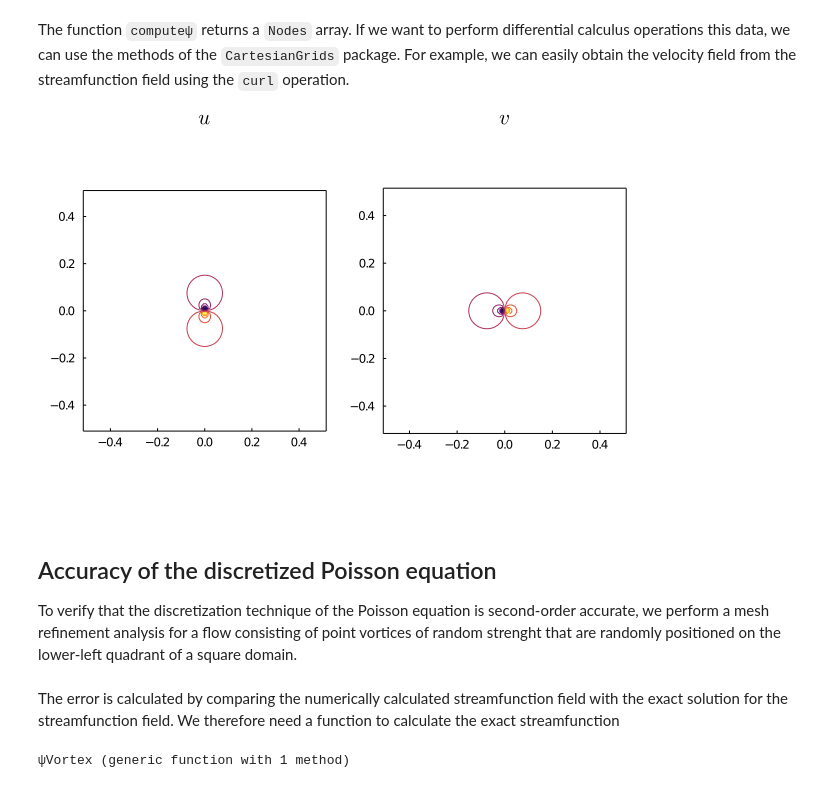
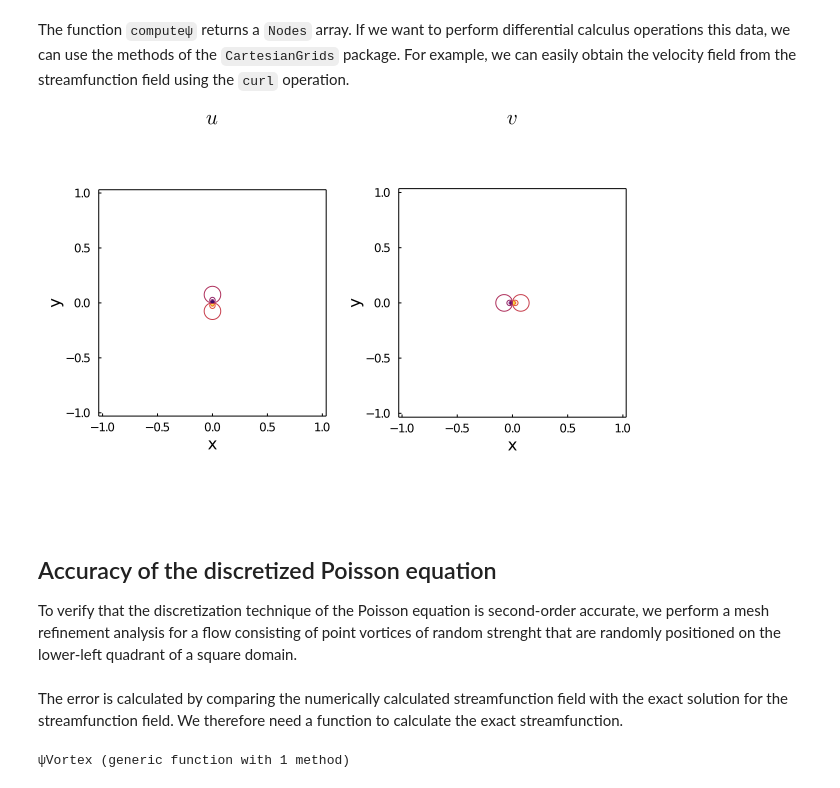
Before and after one commit to JuliaIBPM/GridPotentialFlow.jl, a Jupyter notebook: examples/1.-Basic-potential-flow-problem.ipynb, the cells around one changed output. Saved outputs shown, nothing was run; the diff lists cells and outputs as text; code cells hidden in the pictures.

```diff
--- a/examples/1.-Basic-potential-flow-problem.ipynb
+++ b/examples/1.-Basic-potential-flow-problem.ipynb
@@ -18,7 +18,7 @@ The first step in creating *any* `GridPotentialFlow` model is to create a `Physi
 # %%
 using GridPotentialFlow
 Δx = 0.01
-Lx = 1.0
+Lx = 2.0
 xlim = (-Lx/2,Lx/2)
 ylim = (-Lx/2,Lx/2)
 g = PhysicalGrid(xlim,ylim,Δx);
@@ -42,14 +42,14 @@ plot(s,g)
 The function `computeψ` returns a `Nodes` array. If we want to perform differential calculus operations this data, we can use the methods of the  `CartesianGrids` package. For example, we can easily obtain the velocity field from the streamfunction field using the `curl` operation.
 # %%
 q = curl(s);
-plot(q,g)
+plot(q,g,xlabel="x",ylabel="y")
 # %% [output]
-[figure, old version]
+[figure, new version]
 # %% [markdown]
 ## Accuracy of the discretized Poisson equation
 To verify that the discretization technique of the Poisson equation is second-order accurate, we perform a mesh refinement analysis for a flow consisting of point vortices of random strenght that are randomly positioned on the lower-left quadrant of a square domain.
 # %% [markdown]
-The error is calculated by comparing the numerically calculated streamfunction field with the exact solution for the streamfunction field. We therefore need a function to calculate the exact streamfunction
+The error is calculated by comparing the numerically calculated streamfunction field with the exact solution for the streamfunction field. We therefore need a function to calculate the exact streamfunction.
 # %%
 function ψVortex!(ψ::Nodes{Dual,nx,ny},vortex::Vortex,g::PhysicalGrid) where {nx,ny}
     x,y = coordinates(ψ,g)
```
Also changed, not shown: parts of 12 cells of this notebook, 14 other files.
